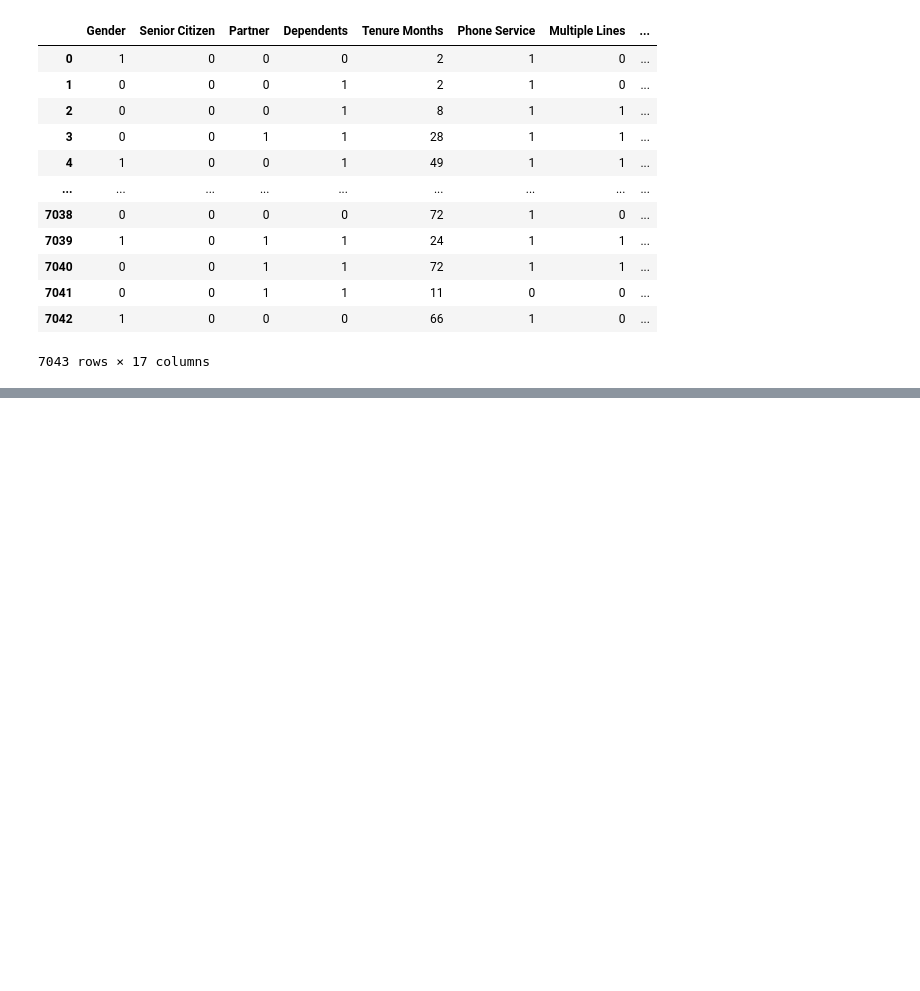
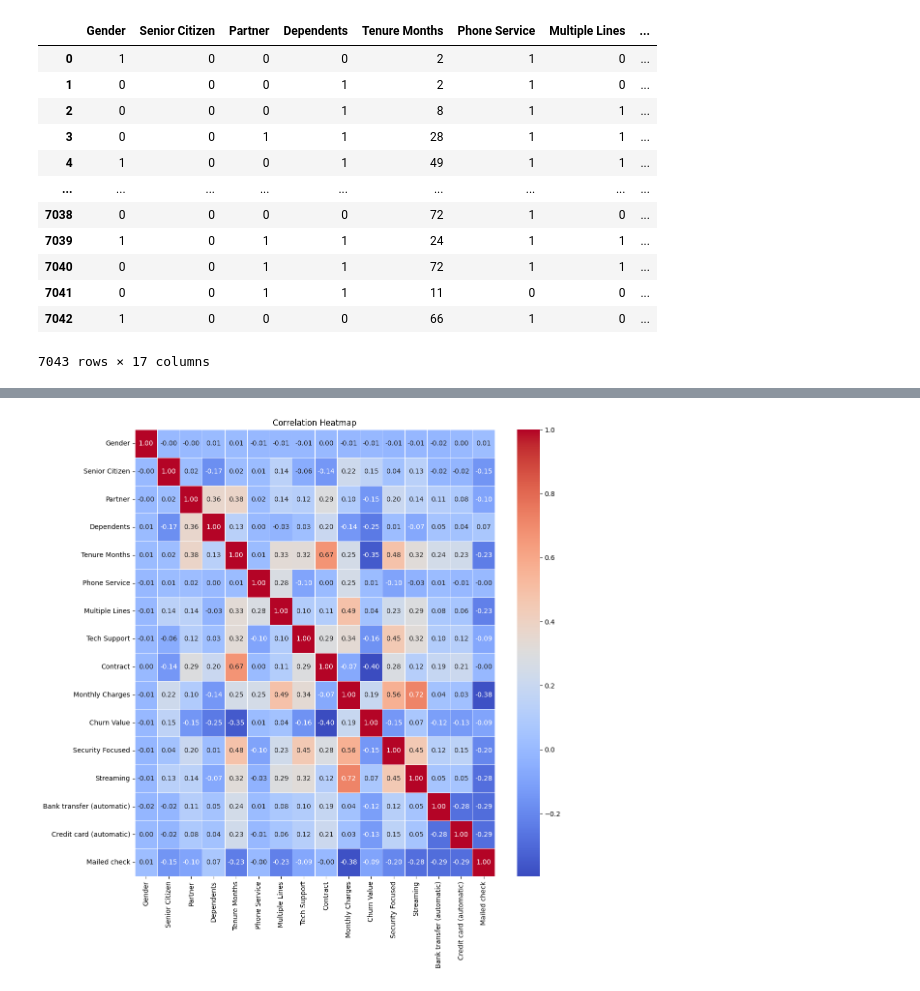
Before and after one commit to spicyneutrino/Customer-Churn-Prediction, a Jupyter notebook: main.ipynb, the cells around one changed output, grey strips where cells are left out. Saved outputs shown, nothing was run; the diff lists cells and outputs as text; code cells hidden in the pictures; blank space fills up the shorter version.

```diff
--- a/main.ipynb
+++ b/main.ipynb
@@ -490,15 +490,18 @@ Electronic check               int64
 Mailed check                   int64
 dtype: object
 # %%
-import seaborn as sns
-import matplotlib.pyplot as plt
+def get_corr_heatmap(df):
+    import seaborn as sns
+    import matplotlib.pyplot as plt
 
-correlation_matrix = df.corr()
+    correlation_matrix = df.corr()
 
-plt.figure(figsize=(12,12))
-sns.heatmap(correlation_matrix, annot=True, cmap='coolwarm', fmt='.2f', linewidths=0.5)
-plt.title('Correlation Heatmap')
-plt.show()
+    plt.figure(figsize=(12, 12))
+    sns.heatmap(correlation_matrix, annot=True, cmap="coolwarm", fmt=".2f", linewidths=0.5)
+    plt.title("Correlation Heatmap")
+    plt.show()
+
+get_corr_heatmap(df)
 # %% [output]
 [figure]
 # %%
@@ -536,0 +619,3 @@ plt.show()
+# %%
+df = df.drop(columns= ['Electronic check'])
+df
@@ -536,0 +636,4 @@ plt.show()
+# %%
+get_corr_heatmap(df)
+# %% [output]
+[figure, added]
```
Also changed, not shown: parts of 12 cells of this notebook.
